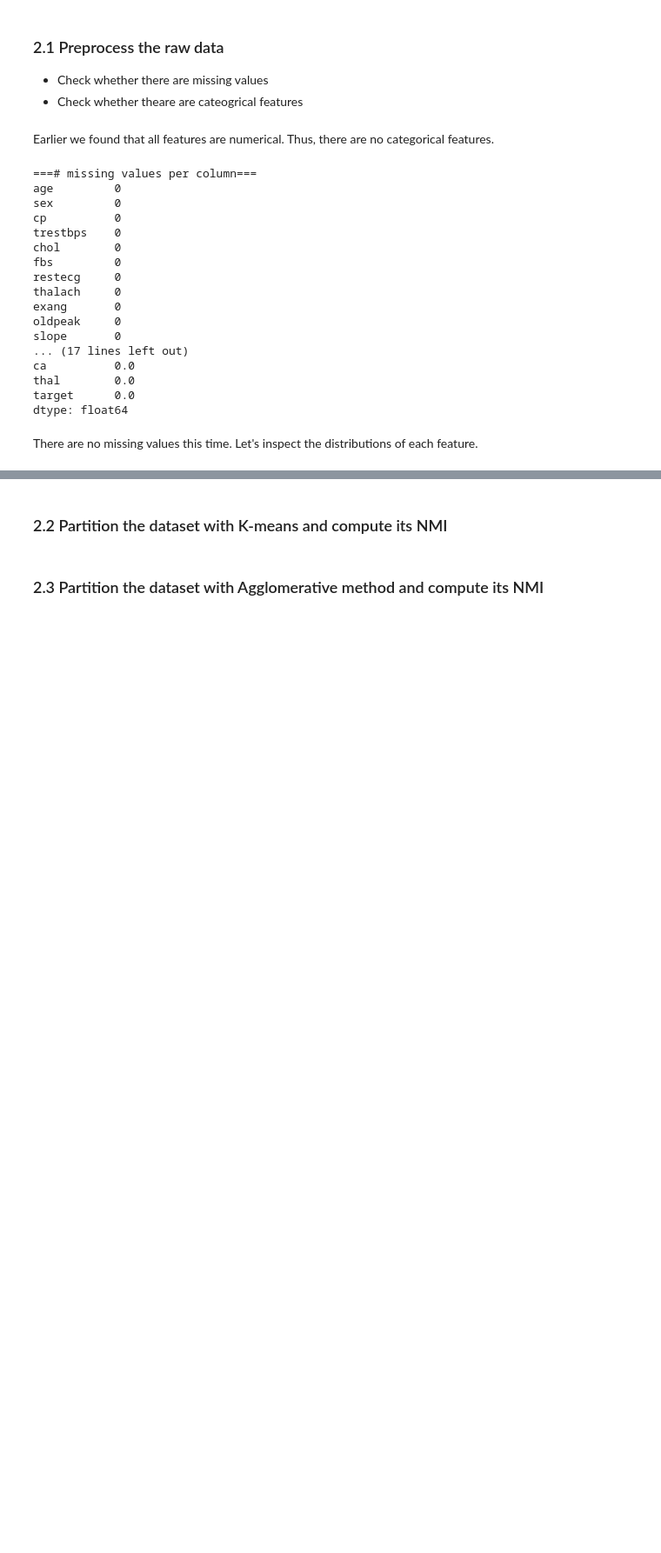
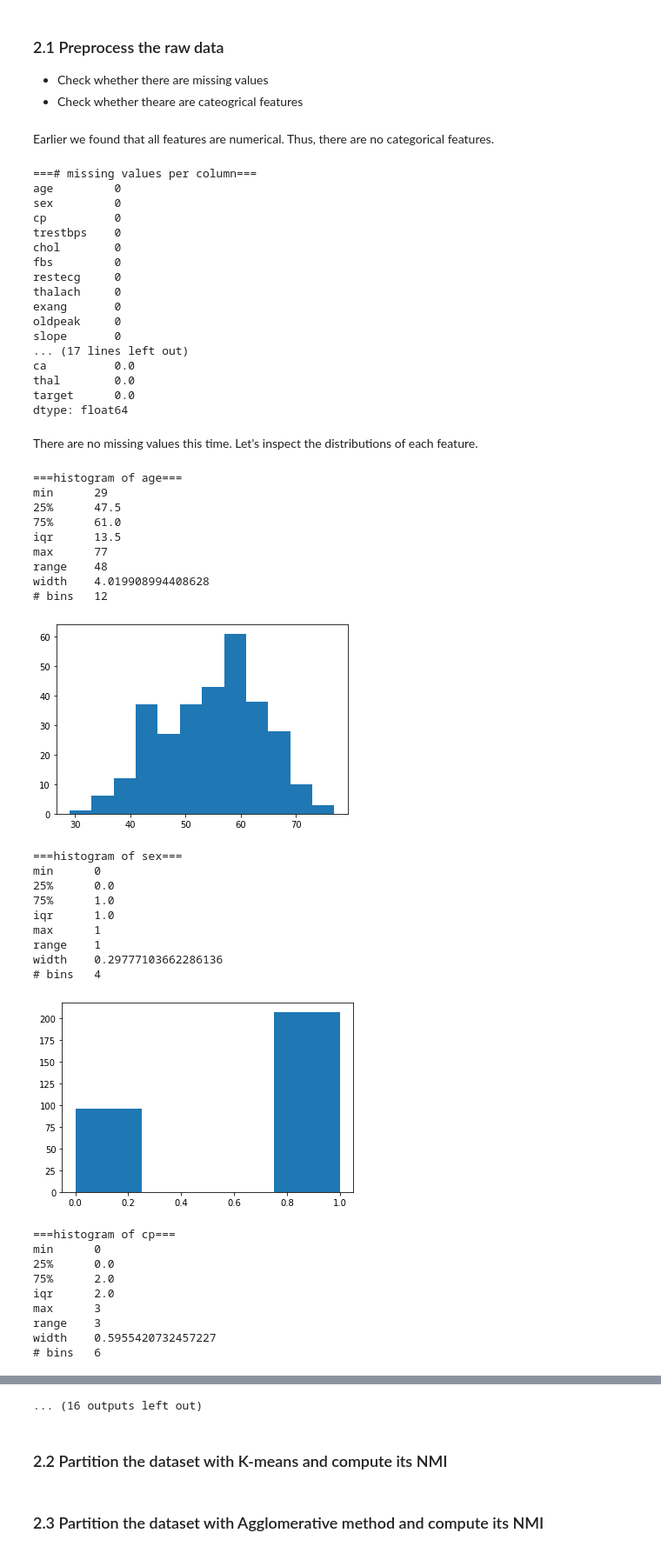
Before and after one commit to lduran2/CIS3715_DataScience_2022, a Jupyter notebook: Lab06/Lab06_Clustering.ipynb, the cells around one changed output, grey strips where cells are left out. Shown at 87% size. Cells and saved outputs as stored; diff of their text form; code cells hidden in the pictures; blank space fills up the shorter version.

```diff
--- a/Lab06/Lab06_Clustering.ipynb
+++ b/Lab06/Lab06_Clustering.ipynb
@@ -271,3 +272,74 @@ dtype: float64
 # %% [markdown]
 There are no missing values this time.
 Let's inspect the distributions of each feature.
+# %%
+# loop through the features (all numerical)
+for column in df.columns:
+    # find the range
+    min_val = df[column].min()
+    max_val = df[column].max()
+    range_val = max_val - min_val
+    # find the interquartile range
+    p25, p75 = (df[column].quantile(q=q) for q in (0.25, 0.75))
+    iqr = p75 - p25
+    # calculate the bin width
+    # using Freedman–Diaconis' choice
+    n = df[column].shape[0]
+    width = (2 * iqr * (n**(-1/3)))
+    # calculate the number of bins
+    # if ZERO IQR, use 2 bins
+    if (iqr):
+        n_bins = math.ceil(range_val/width)
+    else:
+        n_bins = 2
+        # update the bin width
+        width = range_val/n_bins
+    # end if (iqr)
+
+    # print the parameters we calculated
+    print(fr"===histogram of {column}===")
+    print('min\t', min_val)
+    print('25%\t', p25)
+    print('75%\t', p75)
+    print('iqr\t', iqr)
+    print('max\t', max_val)
+    print('range\t', range_val)
+    print('width\t', width)
+    print('# bins\t', n_bins)
+
+    # plot for this feature
+    plt.hist(df[column].values, n_bins)
+    # place the plot here
+    plt.show()
+    print()
+# next column
+# %% [output]
+===histogram of age===
+min      29
+25%      47.5
+75%      61.0
+iqr      13.5
+max      77
+range    48
+width    4.019908994408628
+# bins   12
+[figure, added]
+===histogram of sex===
+min      0
+25%      0.0
+75%      1.0
+iqr      1.0
+max      1
+range    1
+width    0.29777103662286136
+# bins   4
+[figure, added]
+===histogram of cp===
+min      0
+25%      0.0
+75%      2.0
+iqr      2.0
+max      3
+range    3
+width    0.5955420732457227
+# bins   6
@@ -274,3 +377,4 @@ Let's inspect the distributions of each feature.
+... (16 outputs left out)
 # %% [markdown]
 ### 2.2 Partition the dataset with K-means and compute its NMI
 # %%
```
Also changed, not shown: parts of 2 cells of this notebook.
